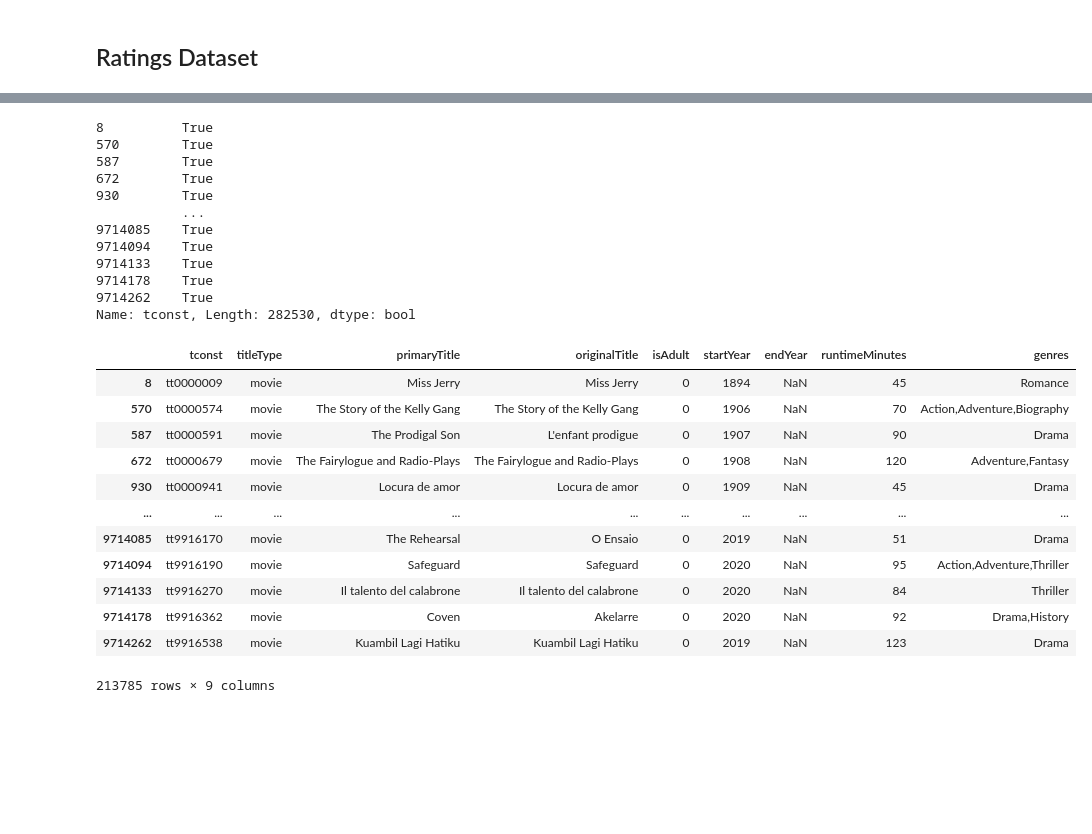
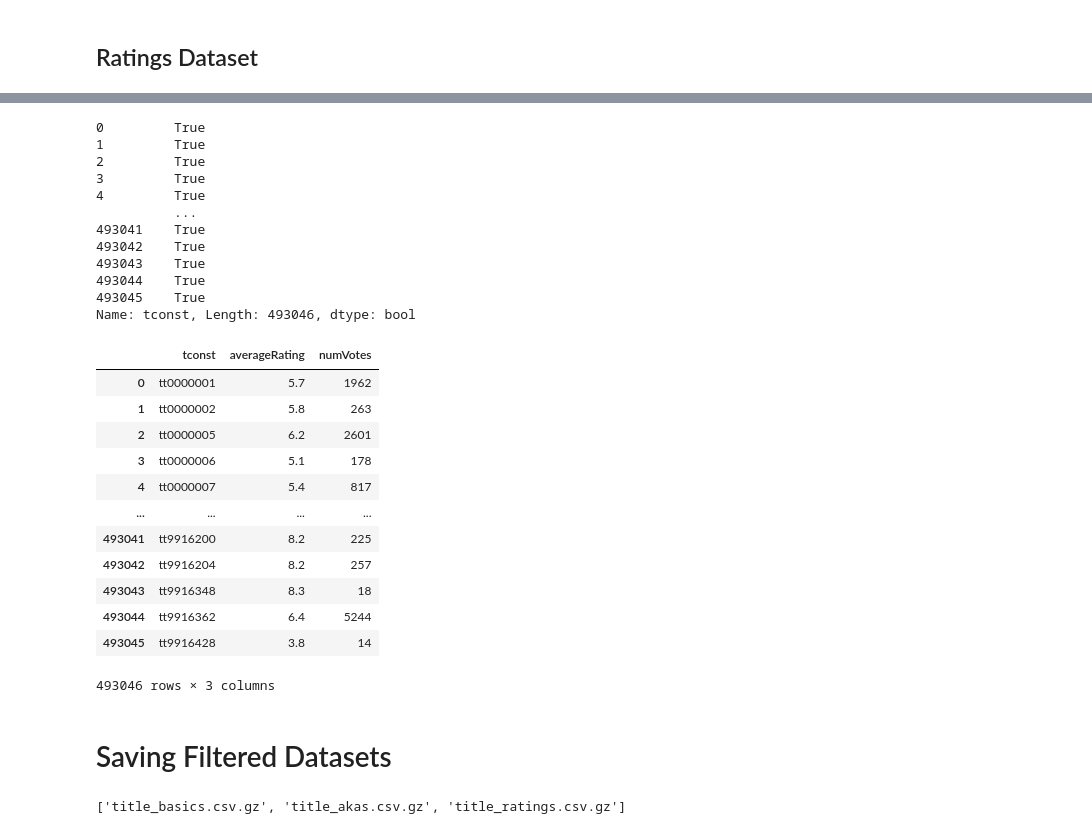
Before and after one commit to Beagan19/IMBD-movie-database, a Jupyter notebook: IMDB movie database.ipynb, the cells around one changed output, grey strips where cells are left out. Saved outputs shown, nothing was run; the diff lists cells and outputs as text; code cells hidden in the pictures; blank space fills up the shorter version.

Commit message:
Filtered datasets

```diff
--- a/IMDB movie database.ipynb
+++ b/IMDB movie database.ipynb
@@ -28,5 +29,5 @@ ratings_url="https://datasets.imdbws.com/title.ratings.tsv.gz"
 # %%
-ratings = pd.read_csv(ratings_url, sep='\t', low_memory=False)
+ratings = pd.read_csv("Data/title_ratings.csv.gz", low_memory = False)
 # %%
 ratings.head()
 # %% [output]
@@ -41,5 +42,5 @@ akas_url="https://datasets.imdbws.com/title.akas.tsv.gz"
 # %%
-akas = pd.read_csv(akas_url, sep='\t', low_memory=False)
+akas = pd.read_csv("Data/title_akas.csv.gz", low_memory = False)
 # %%
 akas.head()
 # %% [output]
@@ -77,2 +92,4 @@ basics = basics[~is_documentary]
+# %%
+akas = akas.loc[akas['region'] == 'US']
 # %%
 akas = akas.replace({'\\N':np.nan})
@@ -117,34 +136,42 @@ ratings = ratings.replace({'\\N':np.nan})
 # %%
-# Filter the basics table down to only include the US by using the filter akas dataframe
-keepers =basics['tconst'].isin(ratings['tconst'])
+# Filter the ratings table down to only include the US by using the filter akas dataframe
+keepers =ratings['tconst'].isin(akas['titleId'])
 keepers
 # %% [output]
-8          True
-570        True
-587        True
-672        True
-930        True
-           ...
-9714085    True
-9714094    True
-9714133    True
-9714178    True
-9714262    True
-Name: tconst, Length: 282530, dtype: bool
+0         True
+1         True
+2         True
+3         True
+4         True
+          ...
+493041    True
+493042    True
+493043    True
+493044    True
+493045    True
+Name: tconst, Length: 493046, dtype: bool
 # %%
-basics = basics[keepers]
-basics
+ratings = ratings[keepers]
+ratings
 # %% [output]
-|  | tconst | titleType | primaryTitle | originalTitle | isAdult | startYear | endYear | runtimeMinutes | genres |
-| 8 | tt0000009 | movie | Miss Jerry | Miss Jerry | 0 | 1894 | NaN | 45 | Romance |
-| 570 | tt0000574 | movie | The Story of the Kelly Gang | The Story of the Kelly Gang | 0 | 1906 | NaN | 70 | Action,Adventure,Biography |
-| 587 | tt0000591 | movie | The Prodigal Son | L'enfant prodigue | 0 | 1907 | NaN | 90 | Drama |
-| 672 | tt0000679 | movie | The Fairylogue and Radio-Plays | The Fairylogue and Radio-Plays | 0 | 1908 | NaN | 120 | Adventure,Fantasy |
-| 930 | tt0000941 | movie | Locura de amor | Locura de amor | 0 | 1909 | NaN | 45 | Drama |
-| ... | ... | ... | ... | ... | ... | ... | ... | ... | ... |
-| 9714085 | tt9916170 | movie | The Rehearsal | O Ensaio | 0 | 2019 | NaN | 51 | Drama |
-| 9714094 | tt9916190 | movie | Safeguard | Safeguard | 0 | 2020 | NaN | 95 | Action,Adventure,Thriller |
-| 9714133 | tt9916270 | movie | Il talento del calabrone | Il talento del calabrone | 0 | 2020 | NaN | 84 | Thriller |
-| 9714178 | tt9916362 | movie | Coven | Akelarre | 0 | 2020 | NaN | 92 | Drama,History |
-| 9714262 | tt9916538 | movie | Kuambil Lagi Hatiku | Kuambil Lagi Hatiku | 0 | 2019 | NaN | 123 | Drama |
+|  | tconst | averageRating | numVotes |
+| 0 | tt0000001 | 5.7 | 1962 |
+| 1 | tt0000002 | 5.8 | 263 |
+| 2 | tt0000005 | 6.2 | 2601 |
+| 3 | tt0000006 | 5.1 | 178 |
+| 4 | tt0000007 | 5.4 | 817 |
+| ... | ... | ... | ... |
+| 493041 | tt9916200 | 8.2 | 225 |
+| 493042 | tt9916204 | 8.2 | 257 |
+| 493043 | tt9916348 | 8.3 | 18 |
+| 493044 | tt9916362 | 6.4 | 5244 |
+| 493045 | tt9916428 | 3.8 | 14 |
-213785 rows × 9 columns
+493046 rows × 3 columns
+# %% [markdown]
+# Saving Filtered Datasets
+# %%
+os.makedirs('Data/',exist_ok=True)
+# Confirm folder created
+os.listdir("Data/")
+# %% [output]
+['title_basics.csv.gz', 'title_akas.csv.gz', 'title_ratings.csv.gz']
```
Also changed, not shown: parts of 24 cells of this notebook, 3 other files.
